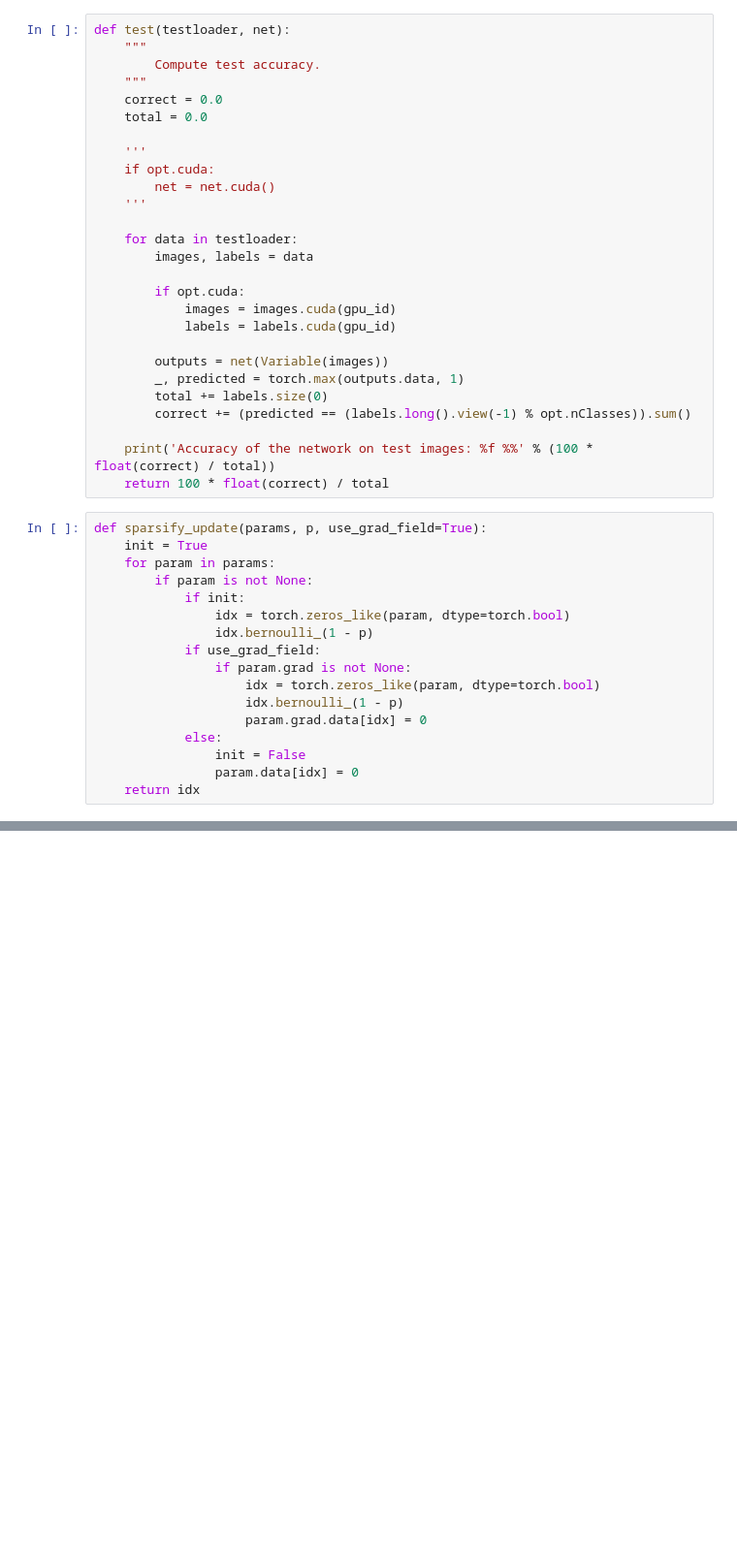
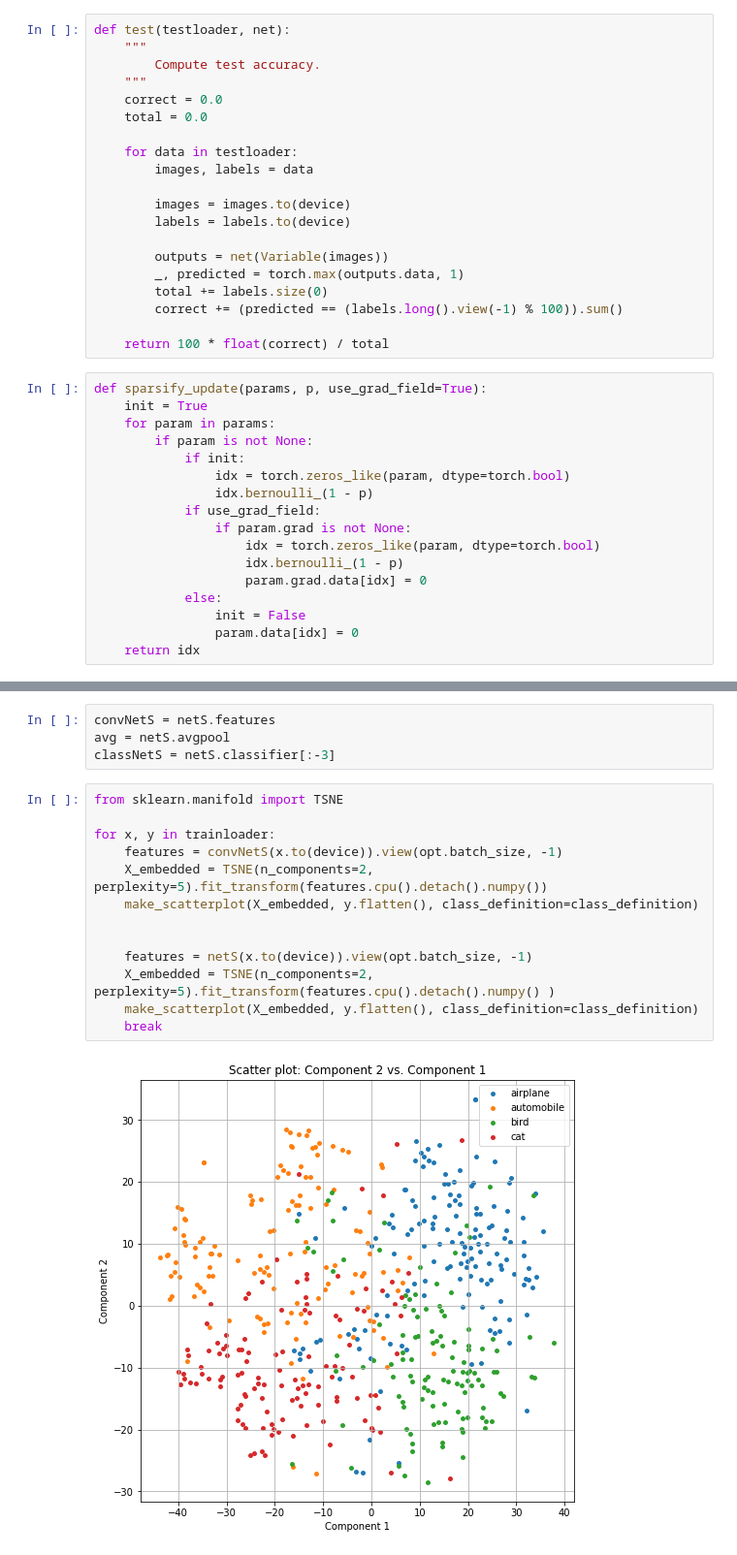
Before and after one commit to buffalo33/bayesian-privacy, a Jupyter notebook: cifar10_experiments.ipynb, the cells around one changed output, grey strips where cells are left out. Shown: that part at 97% size. Drawn from its saved outputs; the diff is of its cells as text; blank space fills up the shorter version.

```diff
--- a/cifar10_experiments.ipynb
+++ b/cifar10_experiments.ipynb
@@ -174,24 +179,17 @@ def test(testloader, net):
     correct = 0.0
     total = 0.0
 
-    '''
-    if opt.cuda:
-        net = net.cuda()
-    '''
-
     for data in testloader:
         images, labels = data
 
-        if opt.cuda:
-            images = images.cuda(gpu_id)
-            labels = labels.cuda(gpu_id)
+        images = images.to(device)
+        labels = labels.to(device)
 
         outputs = net(Variable(images))
         _, predicted = torch.max(outputs.data, 1)
         total += labels.size(0)
-        correct += (predicted == (labels.long().view(-1) % opt.nClasses)).sum()
+        correct += (predicted == (labels.long().view(-1) % 100)).sum()
 
-    print('Accuracy of the network on test images: %f %%' % (100 * float(correct) / total))
     return 100 * float(correct) / total
 # %%
 def sparsify_update(params, p, use_grad_field=True):
@@ -444,0 +513,19 @@ print(levene(dists_train.flatten(), dists_test.flatten()))
+# %%
+convNetS = netS.features
+avg = netS.avgpool
+classNetS = netS.classifier[:-3]
+# %%
+from sklearn.manifold import TSNE
+
+for x, y in trainloader:
+    features = convNetS(x.to(device)).view(opt.batch_size, -1)
+    X_embedded = TSNE(n_components=2, perplexity=5).fit_transform(features.cpu().detach().numpy())
+    make_scatterplot(X_embedded, y.flatten(), class_definition=class_definition)
+
+
+    features = netS(x.to(device)).view(opt.batch_size, -1)
+    X_embedded = TSNE(n_components=2, perplexity=5).fit_transform(features.cpu().detach().numpy() )
+    make_scatterplot(X_embedded, y.flatten(), class_definition=class_definition)
+    break
+# %% [output]
+[figure, added]
```
Also changed, not shown: parts of 22 cells of this notebook.
